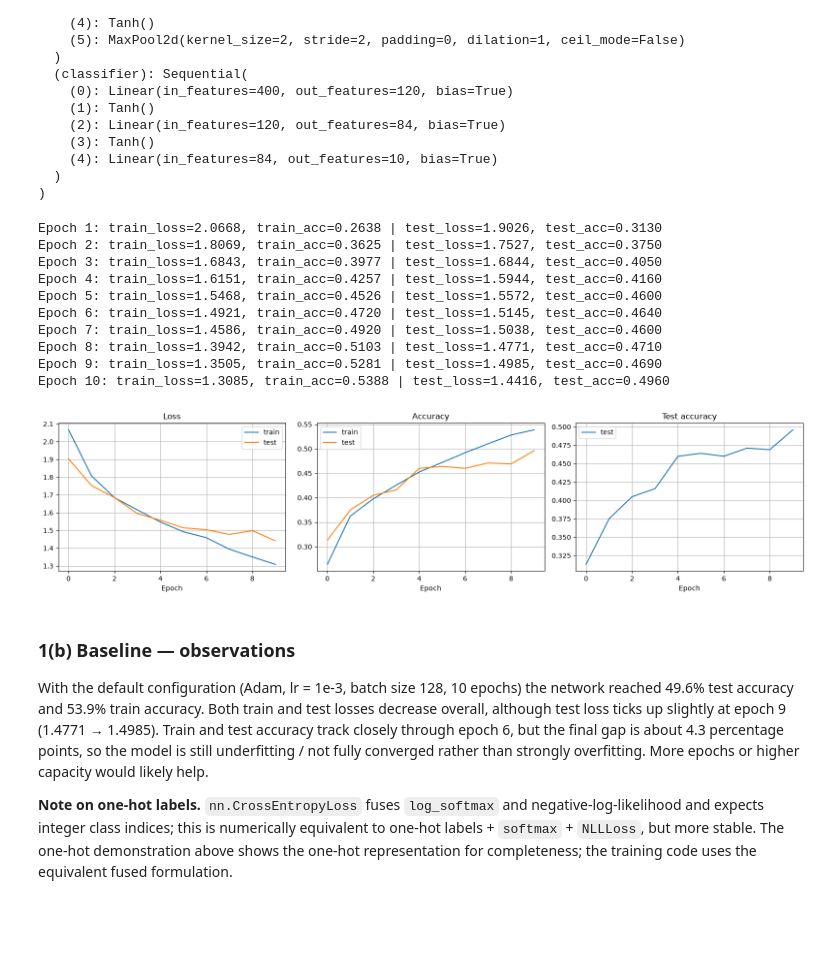
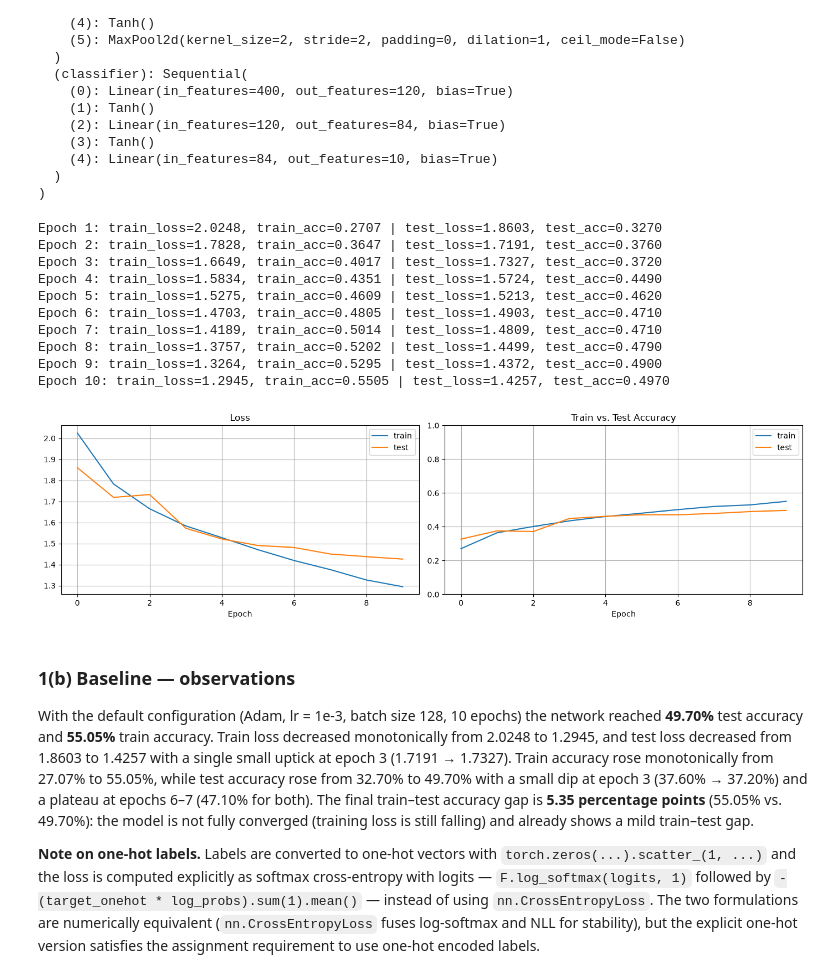
Before and after one commit to SAMMYBOOOOM/Rice-COMP576, a Jupyter notebook: Assignment/A2/part1_cifar10.ipynb, the cells around one changed output. Cells and saved outputs as stored; diff of their text form; code cells hidden in the pictures; blank space fills up the shorter version.

Commit message:
Assignment 2

```diff
--- a/Assignment/A2/part1_cifar10.ipynb
+++ b/Assignment/A2/part1_cifar10.ipynb
@@ -240,83 +240,101 @@ def test(epoch):
     print(f"Test epoch {epoch}: loss={test_loss:.4f}, "
           f"acc={100 * test_acc:.2f}%\n")
 # %%
-# 10-epoch baseline with history + plots
+# 10-epoch baseline: one-hot labels + explicit softmax cross-entropy
+# (numerically equivalent to nn.CrossEntropyLoss, but satisfies the
+#  "use one-hot encoding for labels" requirement)
 history = {'train_loss': [], 'train_acc': [], 'test_loss': [], 'test_acc': []}
+
+def _one_hot(target, n_classes=num_classes):
+    oh = torch.zeros(target.size(0), n_classes, device=target.device)
+    oh.scatter_(1, target.unsqueeze(1), 1.0)
+    return oh
+
+def _one_hot_ce(logits, target_oh):
+    log_probs = F.log_softmax(logits, dim=1)
+    return -(target_oh * log_probs).sum(dim=1).mean()
 
 def _train_epoch(epoch):
     model.train()
-    criterion = nn.CrossEntropyLoss()
     running_loss, correct, total = 0.0, 0, 0
     for data, target in train_loader:
         if cuda:
             data, target = data.cuda(), target.cuda()
+        target_oh = _one_hot(target)
+
         optimizer.zero_grad()
         logits, _ = model(data)
-        loss = criterion(logits, target)
+        loss = _one_hot_ce(logits, target_oh)
         loss.backward()
         optimizer.step()
+
         running_loss += loss.item()
         correct += (logits.argmax(1) == target).sum().item()
         total += target.size(0)
     return running_loss / len(train_loader), correct / total
 
 def _test_epoch():
     model.eval()
-    criterion = nn.CrossEntropyLoss()
     test_loss, correct = 0.0, 0
     with torch.no_grad():
         for data, target in test_loader:
             if cuda:
                 data, target = data.cuda(), target.cuda()
+            target_oh = _one_hot(target)
             logits, _ = model(data)
-            test_loss += criterion(logits, target).item()
+            test_loss += _one_hot_ce(logits, target_oh).item()
             correct += (logits.argmax(1) == target).sum().item()
     return test_loss / len(test_loader), correct / len(test_loader.dataset)
 
-# (model + optimizer were already created in the LeNet5 cell — reuse them)
 for epoch in range(1, epochs + 1):
     trl, tra = _train_epoch(epoch)
     tel, tea = _test_epoch()
     history['train_loss'].append(trl)
     history['train_acc'].append(tra)
     history['test_loss'].append(tel)
     history['test_acc'].append(tea)
     writer.add_scalar('Loss/train', trl, epoch)
     writer.add_scalar('Accuracy/train', tra, epoch)
     writer.add_scalar('Loss/test', tel, epoch)
     writer.add_scalar('Accuracy/test', tea, epoch)
     print(f"Epoch {epoch}: train_loss={trl:.4f}, train_acc={tra:.4f} | "
           f"test_loss={tel:.4f}, test_acc={tea:.4f}")
 
-fig, axes = plt.subplots(1, 3, figsize=(16, 4))
+# ---- combined loss + train/test accuracy plot (fixes 1b and 2) ----
+fig, axes = plt.subplots(1, 2, figsize=(14, 4))
+
 axes[0].plot(history['train_loss'], label='train')
-axes[0].plot(history['test_loss'], label='test')
-axes[0].set_title('Loss'); axes[0].set_xlabel('Epoch'); axes[0].legend(); axes[0].grid(True)
+axes[0].plot(history['test_loss'],  label='test')
+axes[0].set_title('Loss')
+axes[0].set_xlabel('Epoch')
+axes[0].legend()
+axes[0].grid(True)
+
 axes[1].plot(history['train_acc'], label='train')
-axes[1].plot(history['test_acc'], label='test')
-axes[1].set_title('Accuracy'); axes[1].set_xlabel('Epoch'); axes[1].legend(); axes[1].grid(True)
-axes[2].plot(history['test_acc'], label='test')
-axes[2].set_title('Test accuracy'); axes[2].set_xlabel('Epoch'); axes[2].legend(); axes[2].grid(True)
-plt.tight_layout(); plt.show()
+axes[1].plot(history['test_acc'],  label='test')
+axes[1].set_title('Train vs. Test Accuracy')
+axes[1].set_xlabel('Epoch')
+axes[1].set_ylim(0, 1)
+axes[1].legend()
+axes[1].grid(True)
+
+plt.tight_layout()
+plt.show()
 # %% [output]
-Epoch 1: train_loss=2.0668, train_acc=0.2638 | test_loss=1.9026, test_acc=0.3130
-Epoch 2: train_loss=1.8069, train_acc=0.3625 | test_loss=1.7527, test_acc=0.3750
-Epoch 3: train_loss=1.6843, train_acc=0.3977 | test_loss=1.6844, test_acc=0.4050
-Epoch 4: train_loss=1.6151, train_acc=0.4257 | test_loss=1.5944, test_acc=0.4160
-Epoch 5: train_loss=1.5468, train_acc=0.4526 | test_loss=1.5572, test_acc=0.4600
-Epoch 6: train_loss=1.4921, train_acc=0.4720 | test_loss=1.5145, test_acc=0.4640
-Epoch 7: train_loss=1.4586, train_acc=0.4920 | test_loss=1.5038, test_acc=0.4600
-Epoch 8: train_loss=1.3942, train_acc=0.5103 | test_loss=1.4771, test_acc=0.4710
-Epoch 9: train_loss=1.3505, train_acc=0.5281 | test_loss=1.4985, test_acc=0.4690
-Epoch 10: train_loss=1.3085, train_acc=0.5388 | test_loss=1.4416, test_acc=0.4960
+Epoch 1: train_loss=2.0248, train_acc=0.2707 | test_loss=1.8603, test_acc=0.3270
+Epoch 2: train_loss=1.7828, train_acc=0.3647 | test_loss=1.7191, test_acc=0.3760
+Epoch 3: train_loss=1.6649, train_acc=0.4017 | test_loss=1.7327, test_acc=0.3720
+Epoch 4: train_loss=1.5834, train_acc=0.4351 | test_loss=1.5724, test_acc=0.4490
+Epoch 5: train_loss=1.5275, train_acc=0.4609 | test_loss=1.5213, test_acc=0.4620
+Epoch 6: train_loss=1.4703, train_acc=0.4805 | test_loss=1.4903, test_acc=0.4710
+Epoch 7: train_loss=1.4189, train_acc=0.5014 | test_loss=1.4809, test_acc=0.4710
+Epoch 8: train_loss=1.3757, train_acc=0.5202 | test_loss=1.4499, test_acc=0.4790
+Epoch 9: train_loss=1.3264, train_acc=0.5295 | test_loss=1.4372, test_acc=0.4900
+Epoch 10: train_loss=1.2945, train_acc=0.5505 | test_loss=1.4257, test_acc=0.4970
-[figure, old version]
+[figure, new version]
 # %% [markdown]
 ### 1(b) Baseline — observations
 
-With the default configuration (Adam, lr = 1e-3, batch size 128, 10 epochs) the network reached 49.6% test accuracy and 53.9% train accuracy. Both train and test losses decrease overall, although test loss ticks up slightly at epoch 9 (1.4771 → 1.4985). Train and test accuracy track closely through epoch 6, but the final gap is about 4.3 percentage points, so the model is still underfitting / not fully converged rather than strongly overfitting. More epochs or higher capacity would likely help.
+With the default configuration (Adam, lr = 1e-3, batch size 128, 10 epochs) the network reached **49.70%** test accuracy and **55.05%** train accuracy. Train loss decreased monotonically from 2.0248 to 1.2945, and test loss decreased from 1.8603 to 1.4257 with a single small uptick at epoch 3 (1.7191 → 1.7327). Train accuracy rose monotonically from 27.07% to 55.05%, while test accuracy rose from 32.70% to 49.70% with a small dip at epoch 3 (37.60% → 37.20%) and a plateau at epochs 6–7 (47.10% for both). The final train–test accuracy gap is **5.35 percentage points** (55.05% vs. 49.70%): the model is not fully converged (training loss is still falling) and already shows a mild train–test gap.
 
-**Note on one-hot labels.** `nn.CrossEntropyLoss` fuses `log_softmax` and
-negative-log-likelihood and expects integer class indices; this is numerically
-equivalent to one-hot labels + `softmax` + `NLLLoss`, but more stable. The
-one-hot demonstration above shows the one-hot representation for completeness;
-the training code uses the equivalent fused formulation.
+**Note on one-hot labels.** Labels are converted to one-hot vectors with `torch.zeros(...).scatter_(1, ...)` and the loss is computed explicitly as softmax cross-entropy with logits — `F.log_softmax(logits, 1)` followed by `-(target_onehot * log_probs).sum(1).mean()` — instead of using `nn.CrossEntropyLoss`. The two formulations are numerically equivalent (`nn.CrossEntropyLoss` fuses log-softmax and NLL for stability), but the explicit one-hot version satisfies the assignment requirement to use one-hot encoded labels.
```
Also changed, not shown: parts of 15 cells of this notebook, 10 other files.
